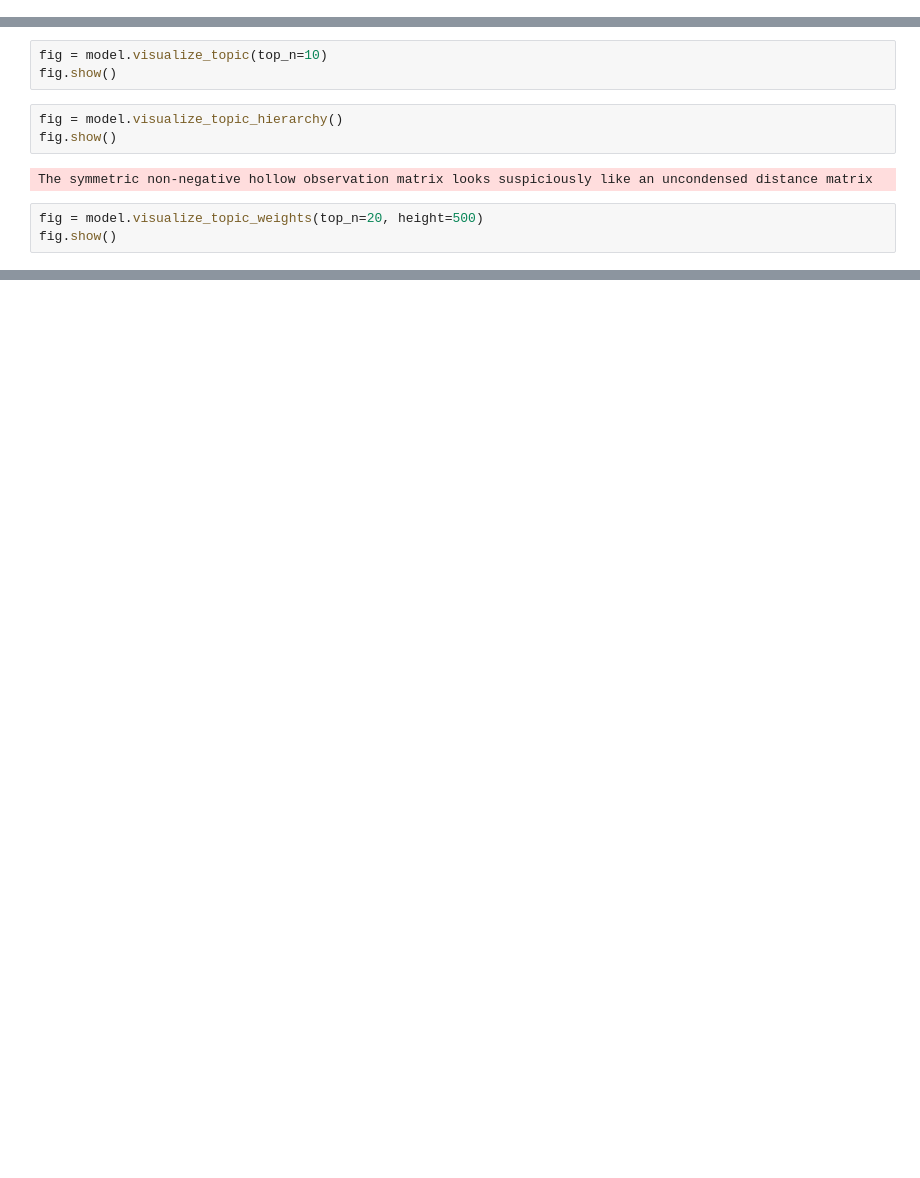
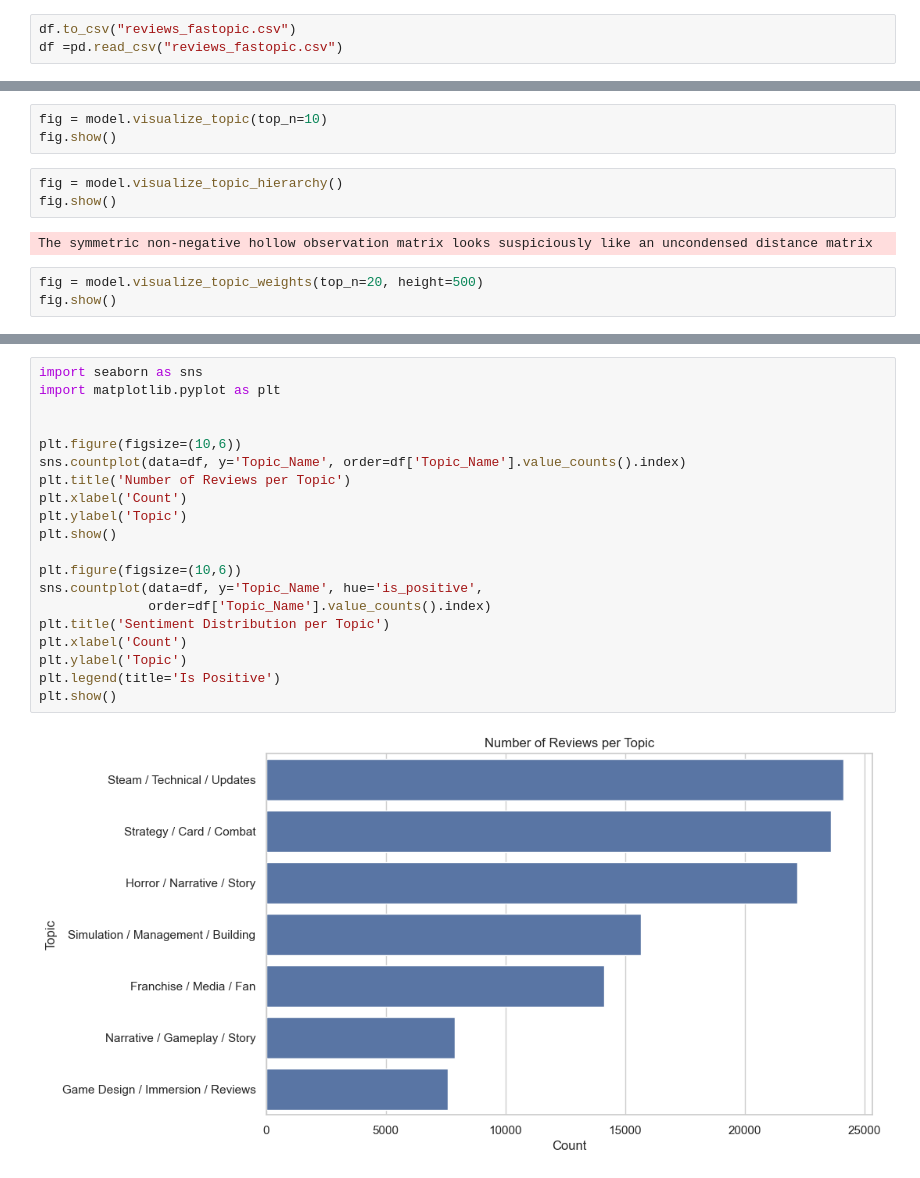
Before and after one commit to UCM-GIDIA-PD1/c2526-R4, a Jupyter notebook: src/4_Modelos/Reviews/top_frecuent_words.ipynb, the cells around one changed output, grey strips where cells are left out. Drawn from its saved outputs; the diff is of its cells as text; blank space fills up the shorter version.

```diff
--- a/src/4_Modelos/Reviews/top_frecuent_words.ipynb
+++ b/src/4_Modelos/Reviews/top_frecuent_words.ipynb
@@ -166,3 +170,6 @@ df
+# %%
+df.to_csv("reviews_fastopic.csv")
+df =pd.read_csv("reviews_fastopic.csv")
 # %%
 doc_topic_dist
 # %% [output]
@@ -200,0 +224,22 @@ fig.show()
+# %%
+import seaborn as sns
+import matplotlib.pyplot as plt
+
+
+plt.figure(figsize=(10,6))
+sns.countplot(data=df, y='Topic_Name', order=df['Topic_Name'].value_counts().index)
+plt.title('Number of Reviews per Topic')
+plt.xlabel('Count')
+plt.ylabel('Topic')
+plt.show()
+
+plt.figure(figsize=(10,6))
+sns.countplot(data=df, y='Topic_Name', hue='is_positive',
+              order=df['Topic_Name'].value_counts().index)
+plt.title('Sentiment Distribution per Topic')
+plt.xlabel('Count')
+plt.ylabel('Topic')
+plt.legend(title='Is Positive')
+plt.show()
+# %% [output]
+[figure, added]
```
Also changed, not shown: parts of 10 cells of this notebook, 2 other files.
